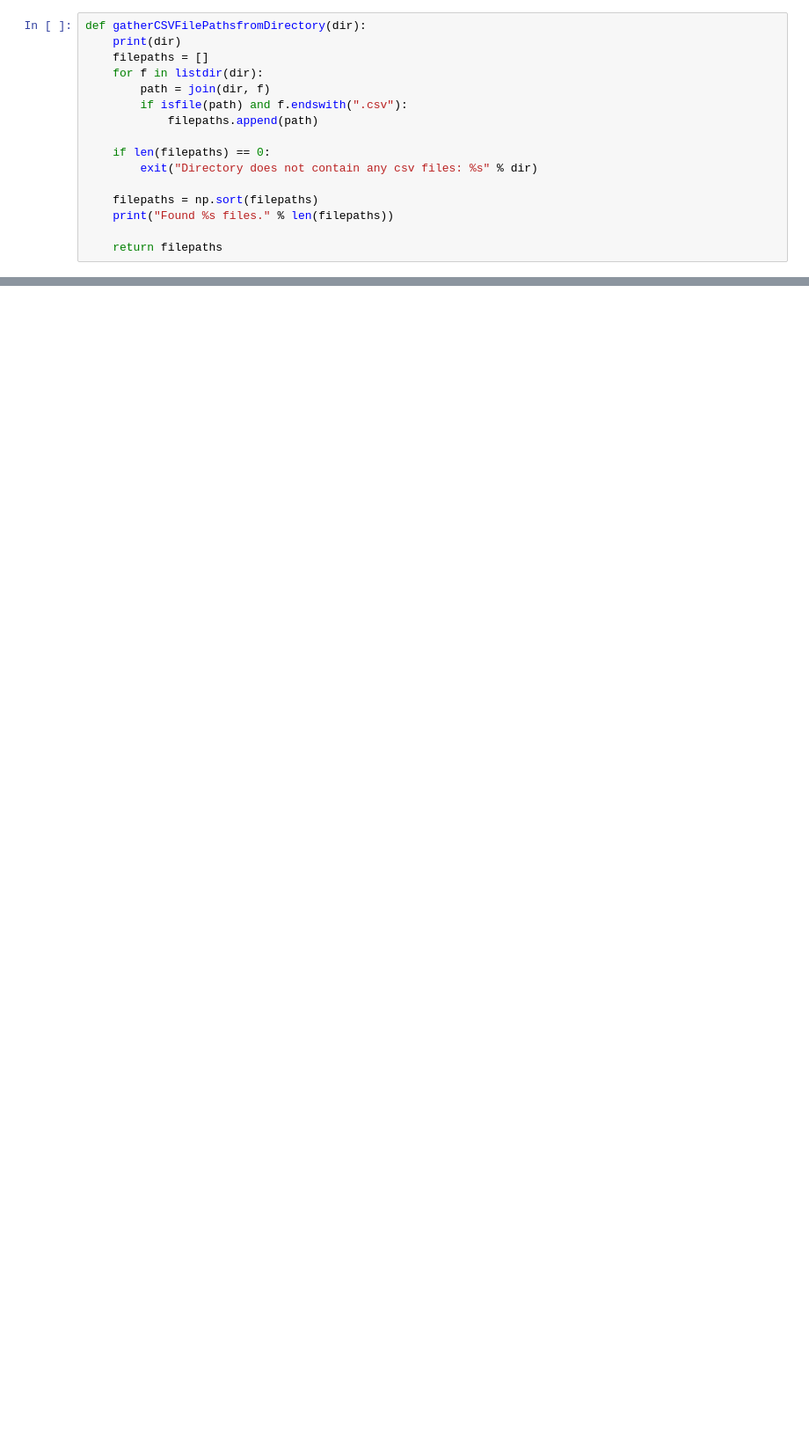
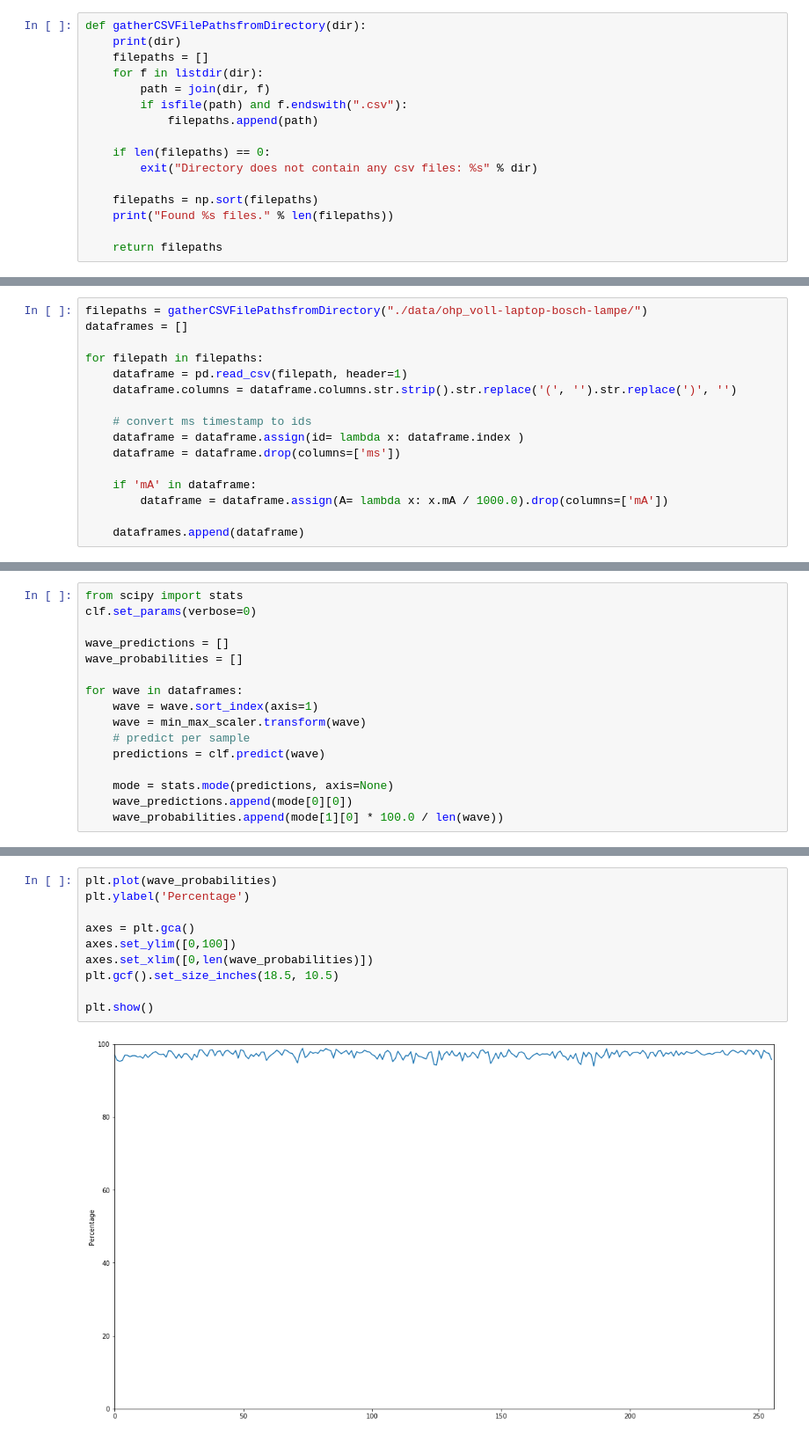
Before and after one commit to FlixMa/DataScienceProjekt, a Jupyter notebook: LGBM.ipynb, the cells around one changed output, grey strips where cells are left out. Shown at 88% size. Cells and saved outputs as stored; diff of their text form; blank space fills up the shorter version.

```diff
--- a/LGBM.ipynb
+++ b/LGBM.ipynb
@@ -246,0 +243,16 @@ array([9], dtype=uint8)
+# %%
+filepaths = gatherCSVFilePathsfromDirectory("./data/ohp_voll-laptop-bosch-lampe/")
+dataframes = []
+
+for filepath in filepaths:
+    dataframe = pd.read_csv(filepath, header=1)
+    dataframe.columns = dataframe.columns.str.strip().str.replace('(', '').str.replace(')', '')
+
+    # convert ms timestamp to ids
+    dataframe = dataframe.assign(id= lambda x: dataframe.index )
+    dataframe = dataframe.drop(columns=['ms'])
+
+    if 'mA' in dataframe:
+        dataframe = dataframe.assign(A= lambda x: x.mA / 1000.0).drop(columns=['mA'])
+
+    dataframes.append(dataframe)
@@ -246,0 +264,16 @@ array([9], dtype=uint8)
+# %%
+from scipy import stats
+clf.set_params(verbose=0)
+
+wave_predictions = []
+wave_probabilities = []
+
+for wave in dataframes:
+    wave = wave.sort_index(axis=1)
+    wave = min_max_scaler.transform(wave)
+    # predict per sample
+    predictions = clf.predict(wave)
+
+    mode = stats.mode(predictions, axis=None)
+    wave_predictions.append(mode[0][0])
+    wave_probabilities.append(mode[1][0] * 100.0 / len(wave))
@@ -246,0 +282,12 @@ array([9], dtype=uint8)
+# %%
+plt.plot(wave_probabilities)
+plt.ylabel('Percentage')
+
+axes = plt.gca()
+axes.set_ylim([0,100])
+axes.set_xlim([0,len(wave_probabilities)])
+plt.gcf().set_size_inches(18.5, 10.5)
+
+plt.show()
+# %% [output]
+[figure, added]
```
Also changed, not shown: parts of 31 cells of this notebook.
